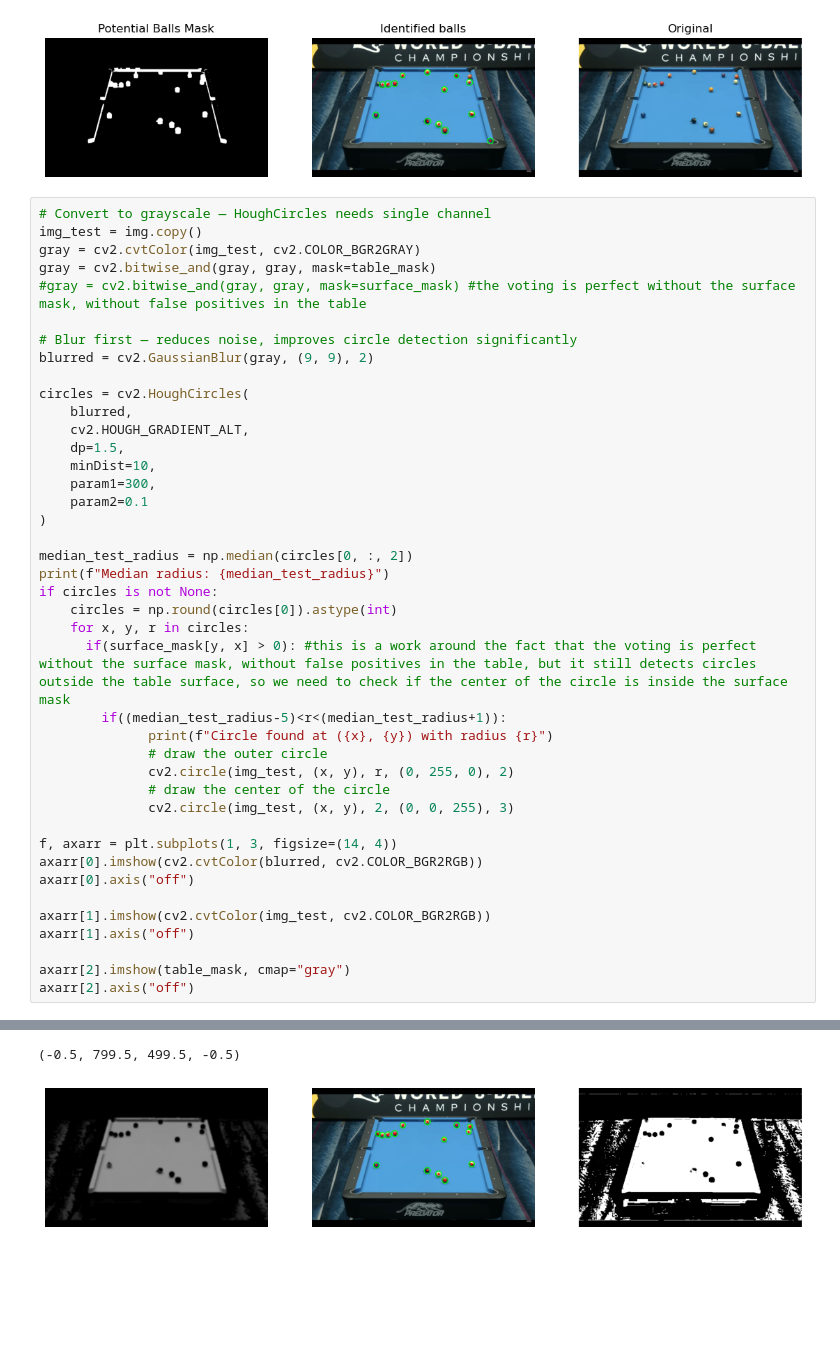
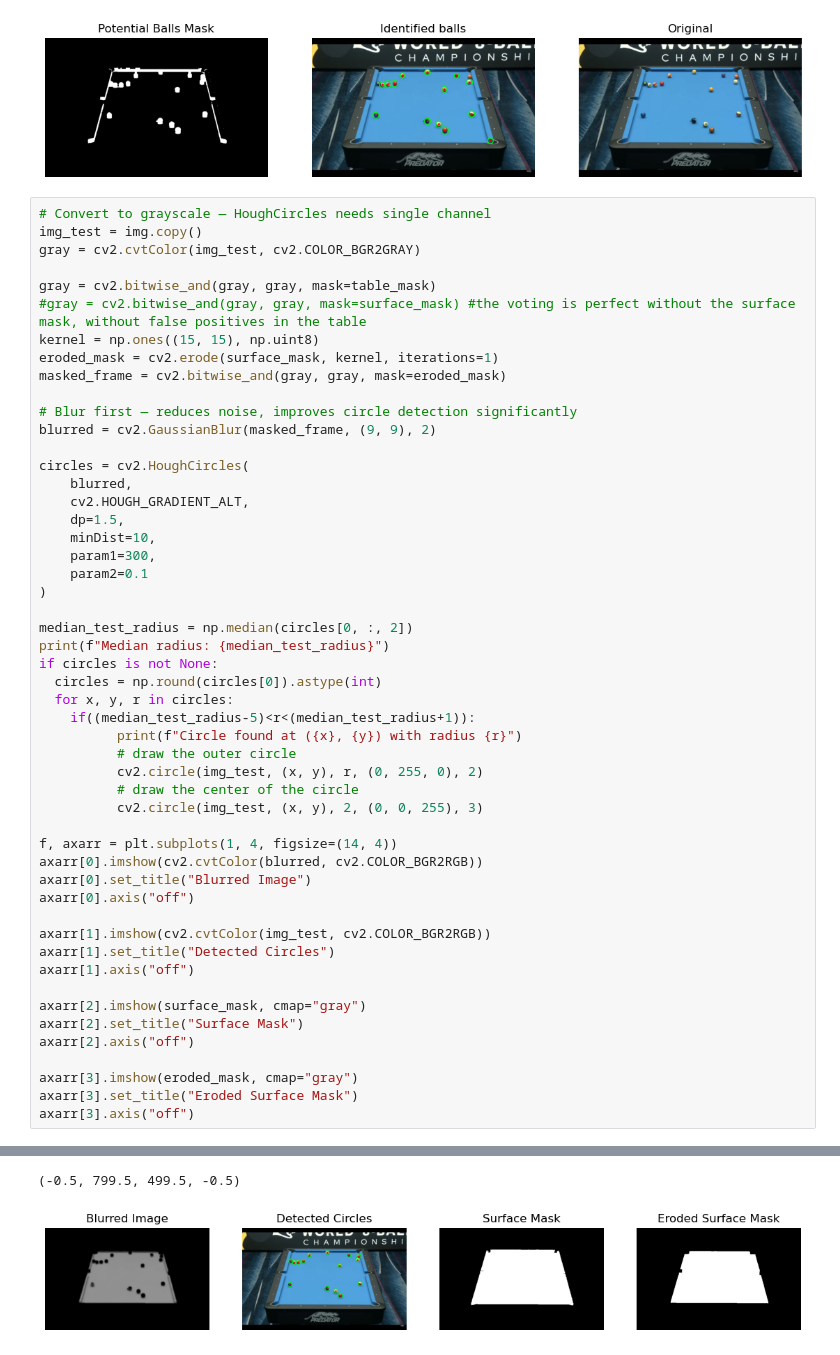
Before and after one commit to P-Silva1974746/CV_project, a Jupyter notebook: tests.ipynb, the cells around one changed output, grey strips where cells are left out. Drawn from its saved outputs; the diff is of its cells as text; blank space fills up the shorter version.

Commit message:
added erode to surface mask on test

```diff
--- a/tests.ipynb
+++ b/tests.ipynb
@@ -110,11 +110,15 @@ Detected circles: 14
 # Convert to grayscale — HoughCircles needs single channel
 img_test = img.copy()
 gray = cv2.cvtColor(img_test, cv2.COLOR_BGR2GRAY)
+
 gray = cv2.bitwise_and(gray, gray, mask=table_mask)
 #gray = cv2.bitwise_and(gray, gray, mask=surface_mask) #the voting is perfect without the surface mask, without false positives in the table
+kernel = np.ones((15, 15), np.uint8)
+eroded_mask = cv2.erode(surface_mask, kernel, iterations=1)
+masked_frame = cv2.bitwise_and(gray, gray, mask=eroded_mask)
 
 # Blur first — reduces noise, improves circle detection significantly
-blurred = cv2.GaussianBlur(gray, (9, 9), 2)
+blurred = cv2.GaussianBlur(masked_frame, (9, 9), 2)
 
 circles = cv2.HoughCircles(
     blurred,
@@ -128,23 +132,29 @@ circles = cv2.HoughCircles(
 median_test_radius = np.median(circles[0, :, 2])
 print(f"Median radius: {median_test_radius}")
 if circles is not None:
-    circles = np.round(circles[0]).astype(int)
-    for x, y, r in circles:
-      if(surface_mask[y, x] > 0): #this is a work around the fact that the voting is perfect without the surface mask, without false positives in the table, but it still detects circles outside the table surface, so we need to check if the center of the circle is inside the surface mask
-        if((median_test_radius-5)<r<(median_test_radius+1)):
-              print(f"Circle found at ({x}, {y}) with radius {r}")
-              # draw the outer circle
-              cv2.circle(img_test, (x, y), r, (0, 255, 0), 2)
-              # draw the center of the circle
-              cv2.circle(img_test, (x, y), 2, (0, 0, 255), 3)
+  circles = np.round(circles[0]).astype(int)
+  for x, y, r in circles:
+    if((median_test_radius-5)<r<(median_test_radius+1)):
+          print(f"Circle found at ({x}, {y}) with radius {r}")
+          # draw the outer circle
+          cv2.circle(img_test, (x, y), r, (0, 255, 0), 2)
+          # draw the center of the circle
+          cv2.circle(img_test, (x, y), 2, (0, 0, 255), 3)
 
-f, axarr = plt.subplots(1, 3, figsize=(14, 4))
+f, axarr = plt.subplots(1, 4, figsize=(14, 4))
 axarr[0].imshow(cv2.cvtColor(blurred, cv2.COLOR_BGR2RGB))
+axarr[0].set_title("Blurred Image")
 axarr[0].axis("off")
 
 axarr[1].imshow(cv2.cvtColor(img_test, cv2.COLOR_BGR2RGB))
+axarr[1].set_title("Detected Circles")
 axarr[1].axis("off")
 
-axarr[2].imshow(table_mask, cmap="gray")
+axarr[2].imshow(surface_mask, cmap="gray")
+axarr[2].set_title("Surface Mask")
 axarr[2].axis("off")
+
+axarr[3].imshow(eroded_mask, cmap="gray")
+axarr[3].set_title("Eroded Surface Mask")
+axarr[3].axis("off")
 # %% [output]
@@ -167,2 +177,2 @@ Circle found at (562, 159) with radius 9
 (-0.5, 799.5, 499.5, -0.5)
-[figure, old version]
+[figure, new version]
```
Also changed, not shown: parts of 1 cell of this notebook.
